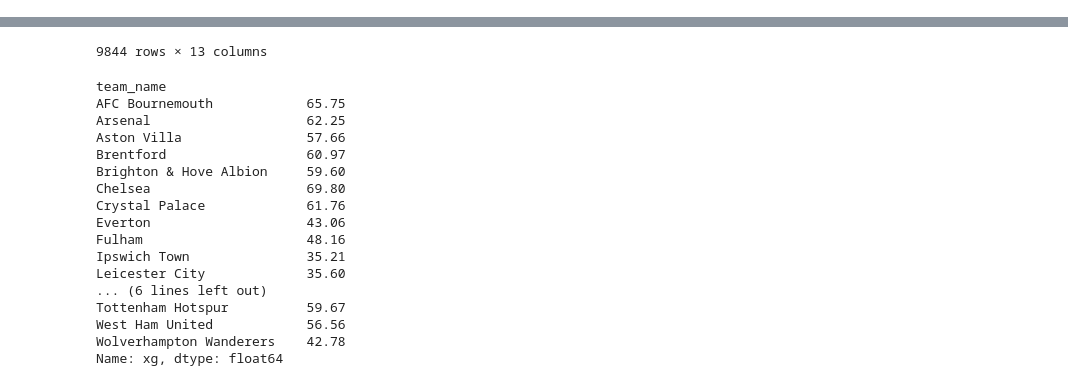
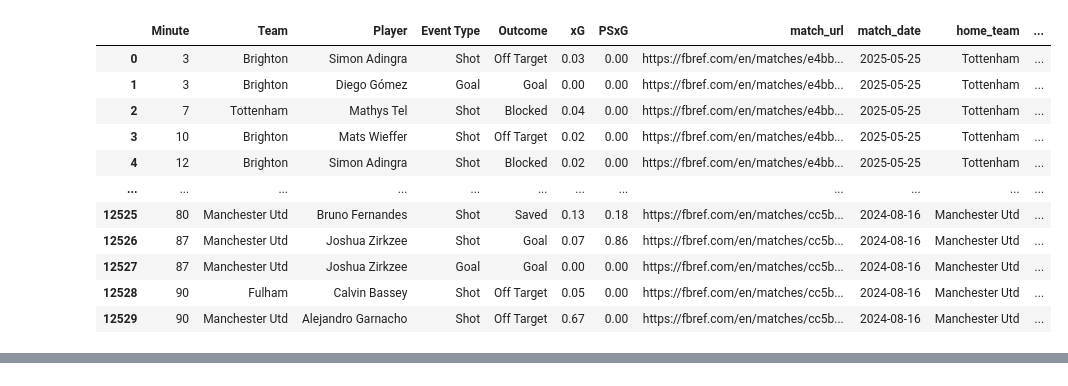
Before and after one commit to louis-porter/algobetting, a Jupyter notebook: algo/models/team_strength/bayesian-multilevel/team_strenght_modelling.ipynb, the cells around one changed output, grey strips where cells are left out. Saved outputs shown, nothing was run; the diff lists cells and outputs as text; code cells hidden in the pictures.

```diff
--- a/algo/models/team_strength/bayesian-multilevel/team_strenght_modelling.ipynb
+++ b/algo/models/team_strength/bayesian-multilevel/team_strenght_modelling.ipynb
@@ -1,22 +1,45 @@
 # %%
 import pymc as pm
 from scipy.stats import poisson
 from itertools import product
 import pandas as pd
 import pymc as pm
 import arviz as az
 import numpy as np
 import matplotlib.pyplot as plt
 from sklearn.preprocessing import LabelEncoder
 from scipy.stats import poisson
 import sqlite3
 
-goals = pd.read_csv("goals.csv")
-shots = pd.read_csv("shots.csv")
-red_cards =pd.read_csv("red_cards.csv")
+df = pd.read_csv("shots.csv")
 
-goals["days_ago"] = (pd.to_datetime(goals["match_date"]).max() - pd.to_datetime(goals["match_date"])).dt.days
-shots["days_ago"] = (pd.to_datetime(shots["match_date"]).max() - pd.to_datetime(shots["match_date"])).dt.days
+df["days_ago"] = (pd.to_datetime(df["match_date"]).max() - pd.to_datetime(df["match_date"])).dt.days
 
-shots
+team_mapping = {
+    "Brighton & Hove Albion": "Brighton",
+    "West Ham United": "West Ham",
+    "Wolverhampton Wanderers": "Wolves",
+    "Tottenham Hotspur": "Tottenham",
+    "Nottingham Forest": "Nott'ham Forest",
+    "Manchester United": "Manchester Utd",
+    "Newcastle United": "Newcastle Utd"
+    }
+
+df["Team"] = df["Team"].map(team_mapping).fillna(df["Team"])
+df["home_team"] = df["home_team"].map(team_mapping).fillna(df["home_team"])
+df["away_team"] = df["away_team"].map(team_mapping).fillna(df["away_team"])
+
+df
 # %% [output]
+|  | Minute | Team | Player | Event Type | Outcome | xG | PSxG | match_url | match_date | home_team | ... |
+| 0 | 3 | Brighton | Simon Adingra | Shot | Off Target | 0.03 | 0.00 | https://fbref.com/en/matches/e4bb... | 2025-05-25 | Tottenham | ... |
+| 1 | 3 | Brighton | Diego Gómez | Goal | Goal | 0.00 | 0.00 | https://fbref.com/en/matches/e4bb... | 2025-05-25 | Tottenham | ... |
+| 2 | 7 | Tottenham | Mathys Tel | Shot | Blocked | 0.04 | 0.00 | https://fbref.com/en/matches/e4bb... | 2025-05-25 | Tottenham | ... |
+| 3 | 10 | Brighton | Mats Wieffer | Shot | Off Target | 0.02 | 0.00 | https://fbref.com/en/matches/e4bb... | 2025-05-25 | Tottenham | ... |
+| 4 | 12 | Brighton | Simon Adingra | Shot | Blocked | 0.02 | 0.00 | https://fbref.com/en/matches/e4bb... | 2025-05-25 | Tottenham | ... |
+| ... | ... | ... | ... | ... | ... | ... | ... | ... | ... | ... | ... |
+| 12525 | 80 | Manchester Utd | Bruno Fernandes | Shot | Saved | 0.13 | 0.18 | https://fbref.com/en/matches/cc5b... | 2024-08-16 | Manchester Utd | ... |
+| 12526 | 87 | Manchester Utd | Joshua Zirkzee | Shot | Goal | 0.07 | 0.86 | https://fbref.com/en/matches/cc5b... | 2024-08-16 | Manchester Utd | ... |
+| 12527 | 87 | Manchester Utd | Joshua Zirkzee | Goal | Goal | 0.00 | 0.00 | https://fbref.com/en/matches/cc5b... | 2024-08-16 | Manchester Utd | ... |
+| 12528 | 90 | Fulham | Calvin Bassey | Shot | Off Target | 0.05 | 0.00 | https://fbref.com/en/matches/cc5b... | 2024-08-16 | Manchester Utd | ... |
+| 12529 | 90 | Manchester Utd | Alejandro Garnacho | Shot | Off Target | 0.67 | 0.00 | https://fbref.com/en/matches/cc5b... | 2024-08-16 | Manchester Utd | ... |
@@ -38,23 +46,0 @@ WARNING (pytensor.tensor.blas): Using NumPy C-API based implementation for BLAS
-9844 rows × 13 columns
-# %%
-team_totals = shots.groupby("team_name")["xg"].sum()
-
-team_totals
-# %% [output]
-team_name
-AFC Bournemouth            65.75
-Arsenal                    62.25
-Aston Villa                57.66
-Brentford                  60.97
-Brighton & Hove Albion     59.60
-Chelsea                    69.80
-Crystal Palace             61.76
-Everton                    43.06
-Fulham                     48.16
-Ipswich Town               35.21
-Leicester City             35.60
-... (6 lines left out)
-Tottenham Hotspur          59.67
-West Ham United            56.56
-Wolverhampton Wanderers    42.78
-Name: xg, dtype: float64
```
Also changed, not shown: parts of 10 cells of this notebook, 14 other files.
